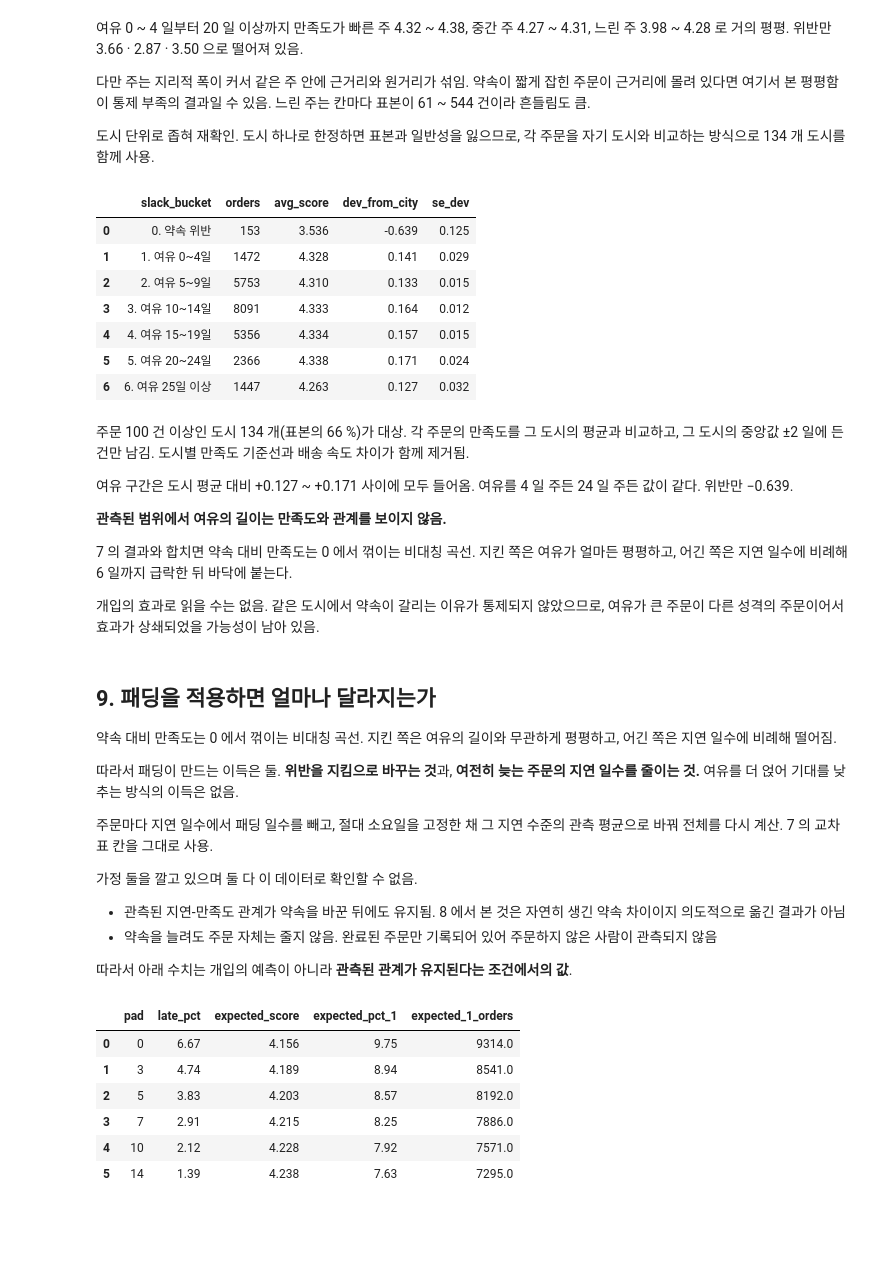
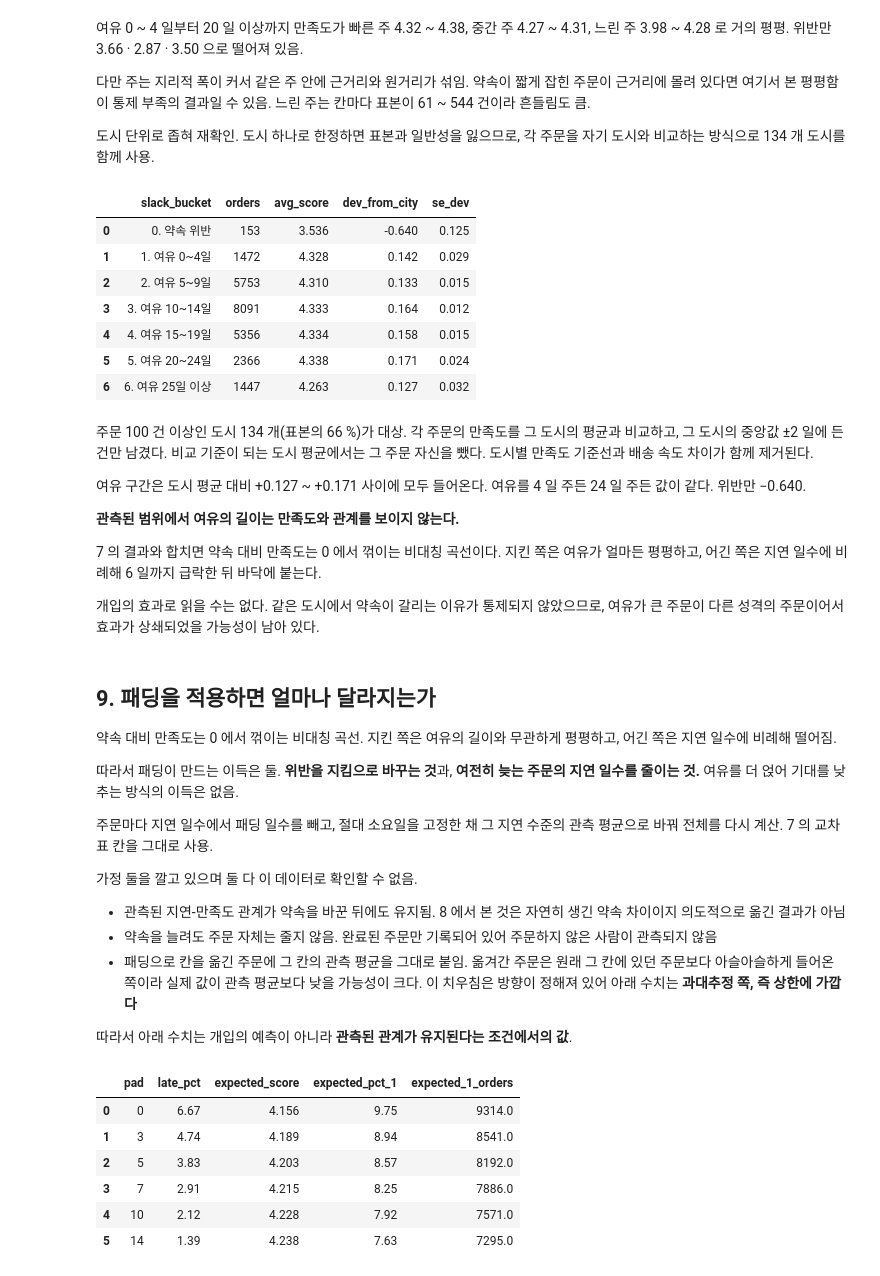
Before and after one commit to wlstjd1011/Olist-data-analyze, a Jupyter notebook: notebooks/06_delivery_expectation.ipynb, the cells around one changed output. Drawn from its saved outputs; the diff is of its cells as text; code cells hidden in the pictures; blank space fills up the shorter version.

```diff
--- a/notebooks/06_delivery_expectation.ipynb
+++ b/notebooks/06_delivery_expectation.ipynb
@@ -888,62 +945,64 @@ ORDER BY slack_bucket
 con.execute("""
 WITH city AS (
     SELECT customer_state,
            customer_city,
            COUNT(*)              AS city_orders,
-           MEDIAN(delivery_days) AS city_median,
-           AVG(review_score)     AS city_mean_score
+           SUM(review_score)     AS city_score_sum,
+           MEDIAN(delivery_days) AS city_median
     FROM delivery_review
     GROUP BY customer_state, customer_city
     HAVING COUNT(*) >= 100
 ),
 b AS (
     SELECT d.review_score,
-           d.review_score - c.city_mean_score AS score_dev,
-           -d.days_vs_promise                 AS slack
+           d.review_score
+             - (c.city_score_sum - d.review_score) / (c.city_orders - 1) AS score_dev,
+           -d.days_vs_promise                                            AS slack
     FROM delivery_review AS d
     JOIN city            AS c ON d.customer_state = c.customer_state
                              AND d.customer_city  = c.customer_city
     WHERE abs(d.delivery_days - c.city_median) <= 2
 )
 SELECT CASE WHEN slack <   0 THEN '0. 약속 위반'
             WHEN slack <=  4 THEN '1. 여유 0~4일'
             WHEN slack <=  9 THEN '2. 여유 5~9일'
             WHEN slack <= 14 THEN '3. 여유 10~14일'
             WHEN slack <= 19 THEN '4. 여유 15~19일'
             WHEN slack <= 24 THEN '5. 여유 20~24일'
             ELSE                  '6. 여유 25일 이상' END AS slack_bucket,
-       COUNT(*)                        AS orders,
-       ROUND(AVG(review_score), 3)     AS avg_score,
-       ROUND(AVG(score_dev), 3)        AS dev_from_city,
+       COUNT(*)                                         AS orders,
+       ROUND(AVG(review_score), 3)                      AS avg_score,
+       ROUND(AVG(score_dev), 3)                         AS dev_from_city,
        ROUND(STDDEV_SAMP(score_dev) / SQRT(COUNT(*)), 3) AS se_dev
 FROM b
 GROUP BY slack_bucket
 ORDER BY slack_bucket
 """).df()
 # %% [output]
 |  | slack_bucket | orders | avg_score | dev_from_city | se_dev |
-| 0 | 0. 약속 위반 | 153 | 3.536 | -0.639 | 0.125 |
-| 1 | 1. 여유 0~4일 | 1472 | 4.328 | 0.141 | 0.029 |
+| 0 | 0. 약속 위반 | 153 | 3.536 | -0.640 | 0.125 |
+| 1 | 1. 여유 0~4일 | 1472 | 4.328 | 0.142 | 0.029 |
 | 2 | 2. 여유 5~9일 | 5753 | 4.310 | 0.133 | 0.015 |
 | 3 | 3. 여유 10~14일 | 8091 | 4.333 | 0.164 | 0.012 |
-| 4 | 4. 여유 15~19일 | 5356 | 4.334 | 0.157 | 0.015 |
+| 4 | 4. 여유 15~19일 | 5356 | 4.334 | 0.158 | 0.015 |
 | 5 | 5. 여유 20~24일 | 2366 | 4.338 | 0.171 | 0.024 |
 | 6 | 6. 여유 25일 이상 | 1447 | 4.263 | 0.127 | 0.032 |
 # %% [markdown]
 주문 100 건 이상인 도시 134 개(표본의 66 %)가 대상.
-각 주문의 만족도를 그 도시의 평균과 비교하고, 그 도시의 중앙값 ±2 일에 든 건만 남김.
-도시별 만족도 기준선과 배송 속도 차이가 함께 제거됨.
+각 주문의 만족도를 그 도시의 평균과 비교하고, 그 도시의 중앙값 ±2 일에 든 건만 남겼다.
+비교 기준이 되는 도시 평균에서는 그 주문 자신을 뺐다.
+도시별 만족도 기준선과 배송 속도 차이가 함께 제거된다.
 
-여유 구간은 도시 평균 대비 +0.127 ~ +0.171 사이에 모두 들어옴. 여유를 4 일 주든 24 일 주든 값이 같다.
-위반만 −0.639.
+여유 구간은 도시 평균 대비 +0.127 ~ +0.171 사이에 모두 들어온다. 여유를 4 일 주든 24 일 주든 값이 같다.
+위반만 −0.640.
 
-**관측된 범위에서 여유의 길이는 만족도와 관계를 보이지 않음.**
+**관측된 범위에서 여유의 길이는 만족도와 관계를 보이지 않는다.**
 
-7 의 결과와 합치면 약속 대비 만족도는 0 에서 꺾이는 비대칭 곡선.
+7 의 결과와 합치면 약속 대비 만족도는 0 에서 꺾이는 비대칭 곡선이다.
 지킨 쪽은 여유가 얼마든 평평하고, 어긴 쪽은 지연 일수에 비례해 6 일까지 급락한 뒤 바닥에 붙는다.
 
-개입의 효과로 읽을 수는 없음. 같은 도시에서 약속이 갈리는 이유가 통제되지 않았으므로,
-여유가 큰 주문이 다른 성격의 주문이어서 효과가 상쇄되었을 가능성이 남아 있음.
+개입의 효과로 읽을 수는 없다. 같은 도시에서 약속이 갈리는 이유가 통제되지 않았으므로,
+여유가 큰 주문이 다른 성격의 주문이어서 효과가 상쇄되었을 가능성이 남아 있다.
 # %% [markdown]
 ## 9. 패딩을 적용하면 얼마나 달라지는가
 
@@ -962,6 +1021,9 @@ ORDER BY slack_bucket
   의도적으로 옮긴 결과가 아님
 - 약속을 늘려도 주문 자체는 줄지 않음. 완료된 주문만 기록되어 있어 주문하지 않은 사람이
   관측되지 않음
+- 패딩으로 칸을 옮긴 주문에 그 칸의 관측 평균을 그대로 붙임. 옮겨간 주문은 원래 그 칸에 있던
+  주문보다 아슬아슬하게 들어온 쪽이라 실제 값이 관측 평균보다 낮을 가능성이 크다.
+  이 치우침은 방향이 정해져 있어 아래 수치는 **과대추정 쪽, 즉 상한에 가깝다**
 
 따라서 아래 수치는 개입의 예측이 아니라 **관측된 관계가 유지된다는 조건에서의 값**.
 # %%
```
Also changed, not shown: parts of 10 cells of this notebook, 1 other file.
